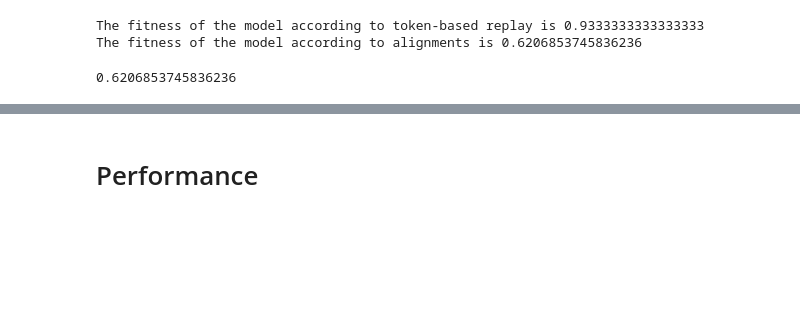
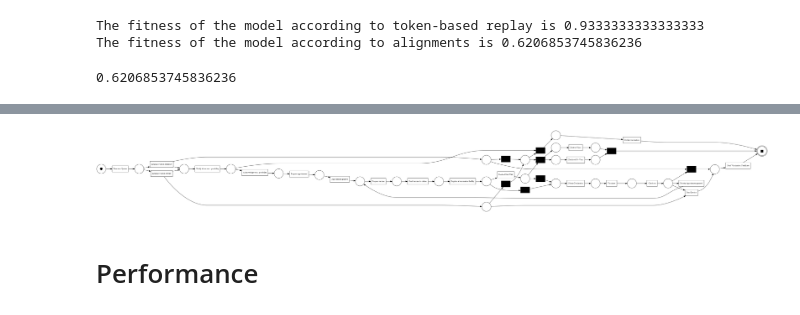
Before and after one commit to tranvutuan2001/APM1, a Jupyter notebook: notebook_template.ipynb, the cells around one changed output, grey strips where cells are left out. Saved outputs shown, nothing was run; the diff lists cells and outputs as text; code cells hidden in the pictures; blank space fills up the shorter version.

```diff
--- a/notebook_template.ipynb
+++ b/notebook_template.ipynb
@@ -331,2 +397,7 @@ The fitness of the model according to alignments is 0.6206853745836236
+# %%
+gviz = pn_visualizer.apply(pn_full_hand, im_full_hand, fm_full_hand)
+pn_visualizer.view(gviz)
+# %% [output]
+[figure, added]
 # %% [markdown]
 # Performance
```
Also changed, not shown: parts of 4 cells of this notebook.
